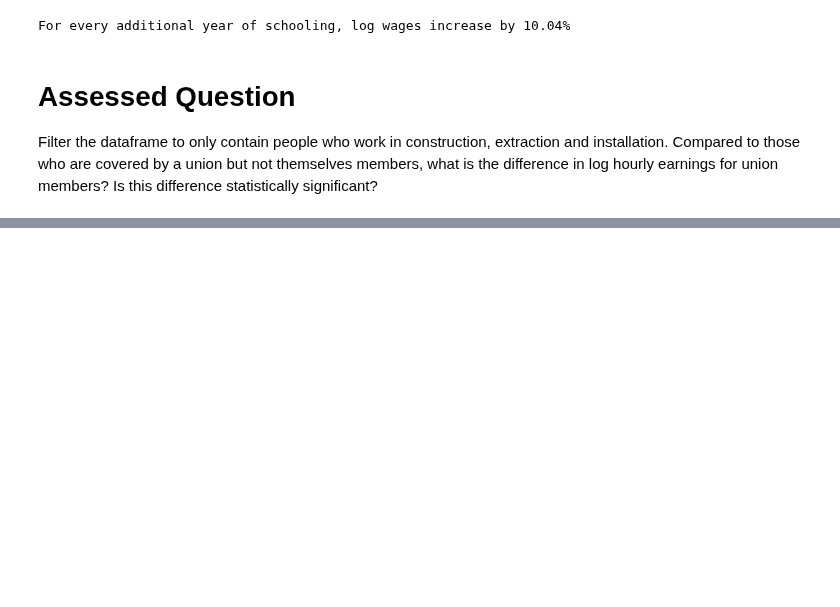
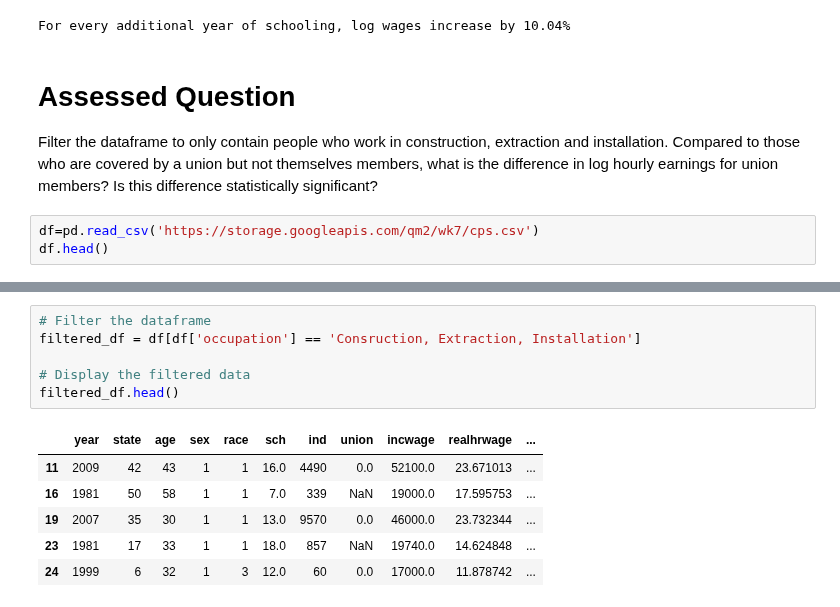
Before and after one commit to SButlerUCL/QM2, a Jupyter notebook: W5_Distributions_and_Basic_Statistics.ipynb, the cells around one changed output, grey strips where cells are left out. Cells and saved outputs as stored; diff of their text form; blank space fills up the shorter version.

```diff
--- a/W5_Distributions_and_Basic_Statistics.ipynb
+++ b/W5_Distributions_and_Basic_Statistics.ipynb
@@ -574,3 +603,6 @@ For every additional year of schooling, log wages increase by 10.04%
 # Assessed Question
 
 Filter the dataframe to only contain people who work in construction, extraction and installation. Compared to those who are covered by a union but not themselves members, what is the difference in log hourly earnings for union members? Is this difference statistically significant?
+# %%
+df=pd.read_csv('https://storage.googleapis.com/qm2/wk7/cps.csv')
+df.head()
@@ -576,0 +616,13 @@ Filter the dataframe to only contain people who work in construction, extraction
+# %%
+# Filter the dataframe
+filtered_df = df[df['occupation'] == 'Consruction, Extraction, Installation']
+
+# Display the filtered data
+filtered_df.head()
+# %% [output]
+|  | year | state | age | sex | race | sch | ind | union | incwage | realhrwage | ... |
+| 11 | 2009 | 42 | 43 | 1 | 1 | 16.0 | 4490 | 0.0 | 52100.0 | 23.671013 | ... |
+| 16 | 1981 | 50 | 58 | 1 | 1 | 7.0 | 339 | NaN | 19000.0 | 17.595753 | ... |
+| 19 | 2007 | 35 | 30 | 1 | 1 | 13.0 | 9570 | 0.0 | 46000.0 | 23.732344 | ... |
+| 23 | 1981 | 17 | 33 | 1 | 1 | 18.0 | 857 | NaN | 19740.0 | 14.624848 | ... |
+| 24 | 1999 | 6 | 32 | 1 | 3 | 12.0 | 60 | 0.0 | 17000.0 | 11.878742 | ... |
```
Also changed, not shown: parts of 3 cells of this notebook.
